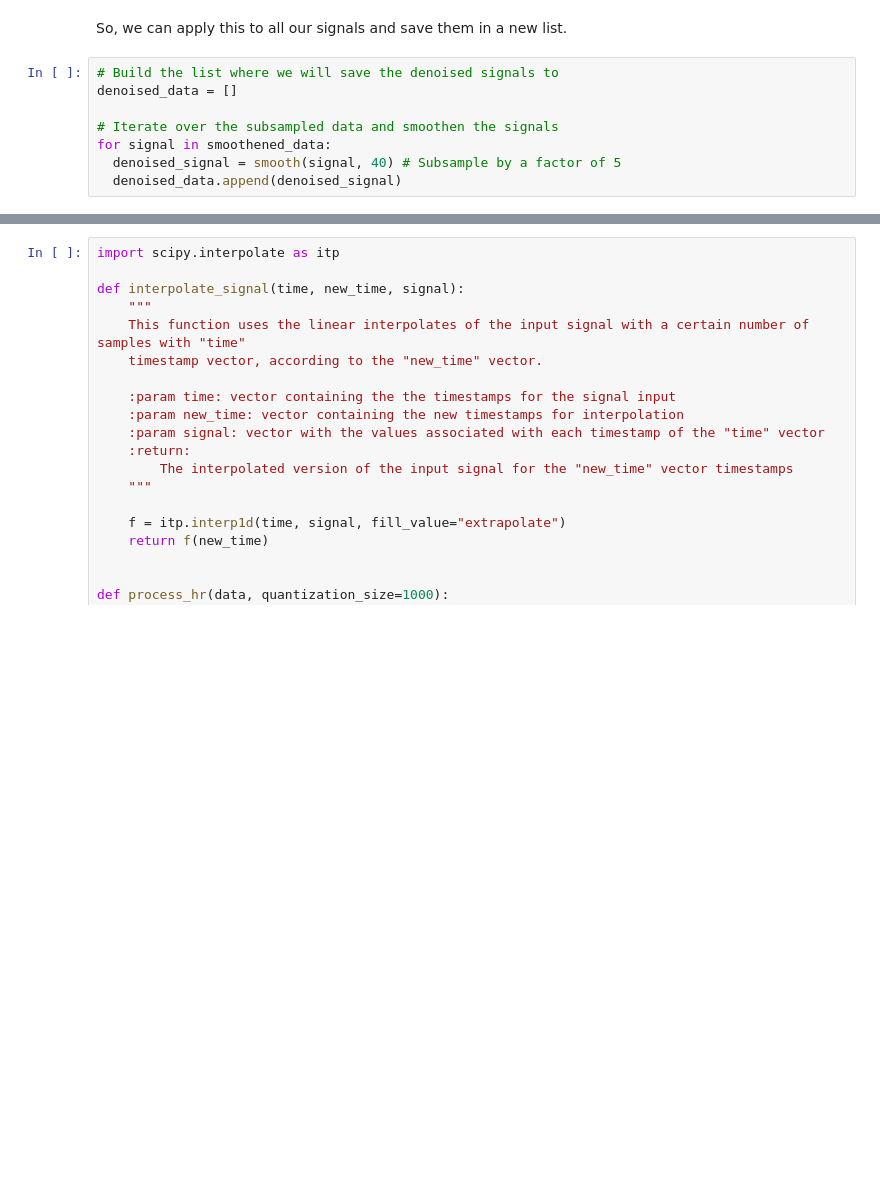
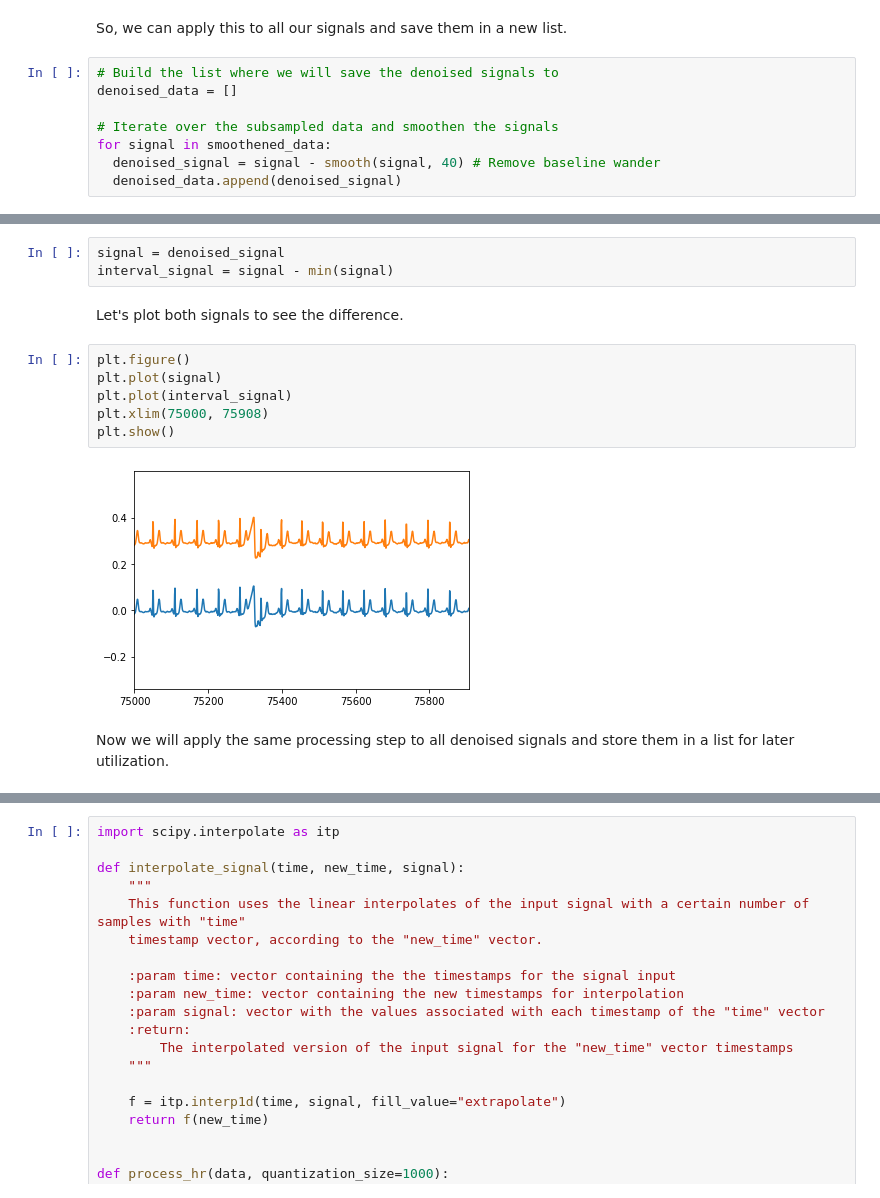
Before and after one commit to djsabelo/BiosignalsDeepLearningWorkshop, a Jupyter notebook: SignalProcessingForSynthesis.ipynb, the cells around one changed output, grey strips where cells are left out. Cells and saved outputs as stored; diff of their text form; blank space fills up the shorter version.

```diff
--- a/SignalProcessingForSynthesis.ipynb
+++ b/SignalProcessingForSynthesis.ipynb
@@ -318,5 +319,5 @@ denoised_data = []
 
 # Iterate over the subsampled data and smoothen the signals
 for signal in smoothened_data:
-  denoised_signal = smooth(signal, 40) # Subsample by a factor of 5
+  denoised_signal = signal - smooth(signal, 40) # Remove baseline wander
   denoised_data.append(denoised_signal)
@@ -322,0 +328,15 @@ for signal in smoothened_data:
+# %%
+signal = denoised_signal
+interval_signal = signal - min(signal)
+# %% [markdown]
+Let's plot both signals to see the difference.
+# %%
+plt.figure()
+plt.plot(signal)
+plt.plot(interval_signal)
+plt.xlim(75000, 75908)
+plt.show()
+# %% [output]
+[figure, added]
+# %% [markdown]
+Now we will apply the same processing step to all denoised signals and store them in a list for later utilization.
```
Also changed, not shown: parts of 26 cells of this notebook.
